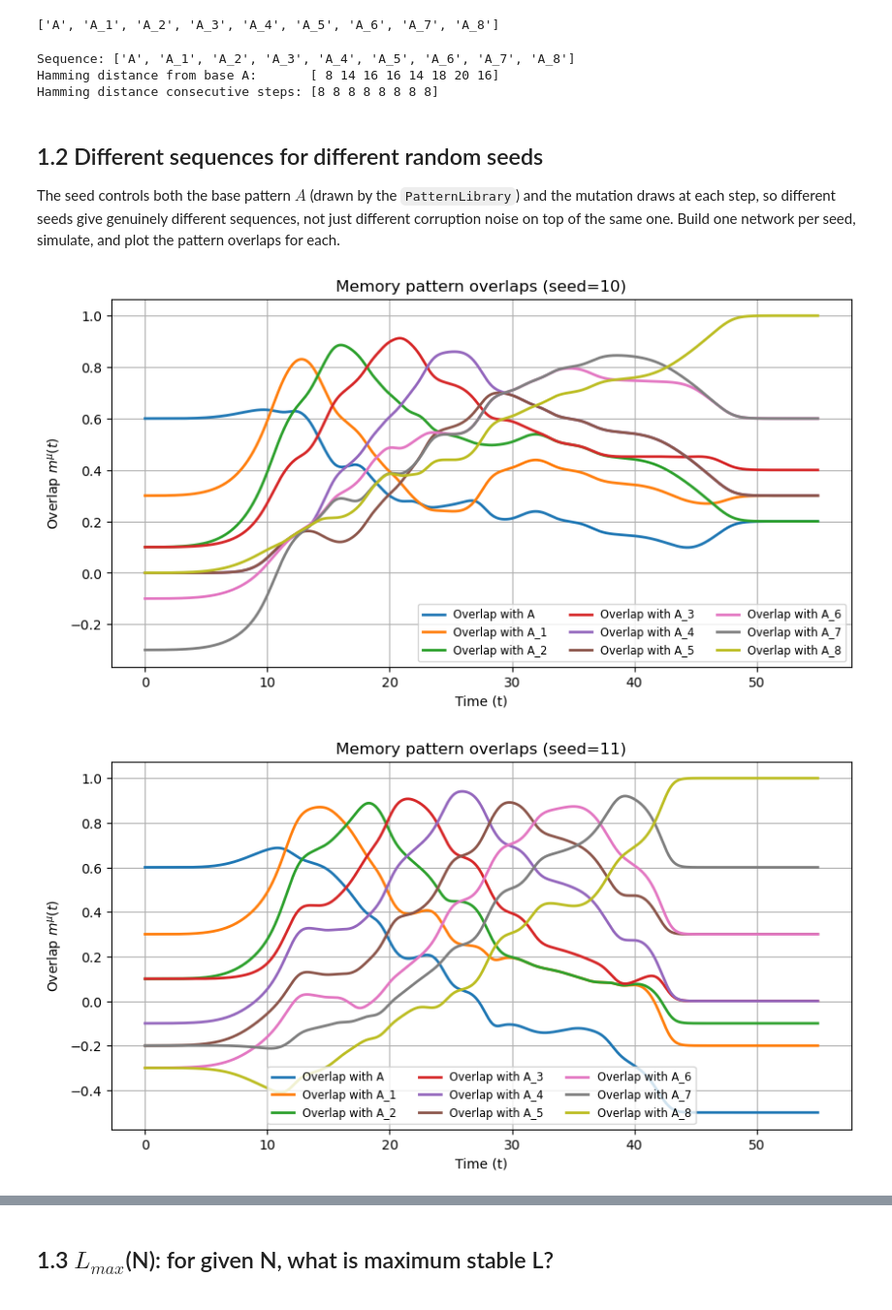
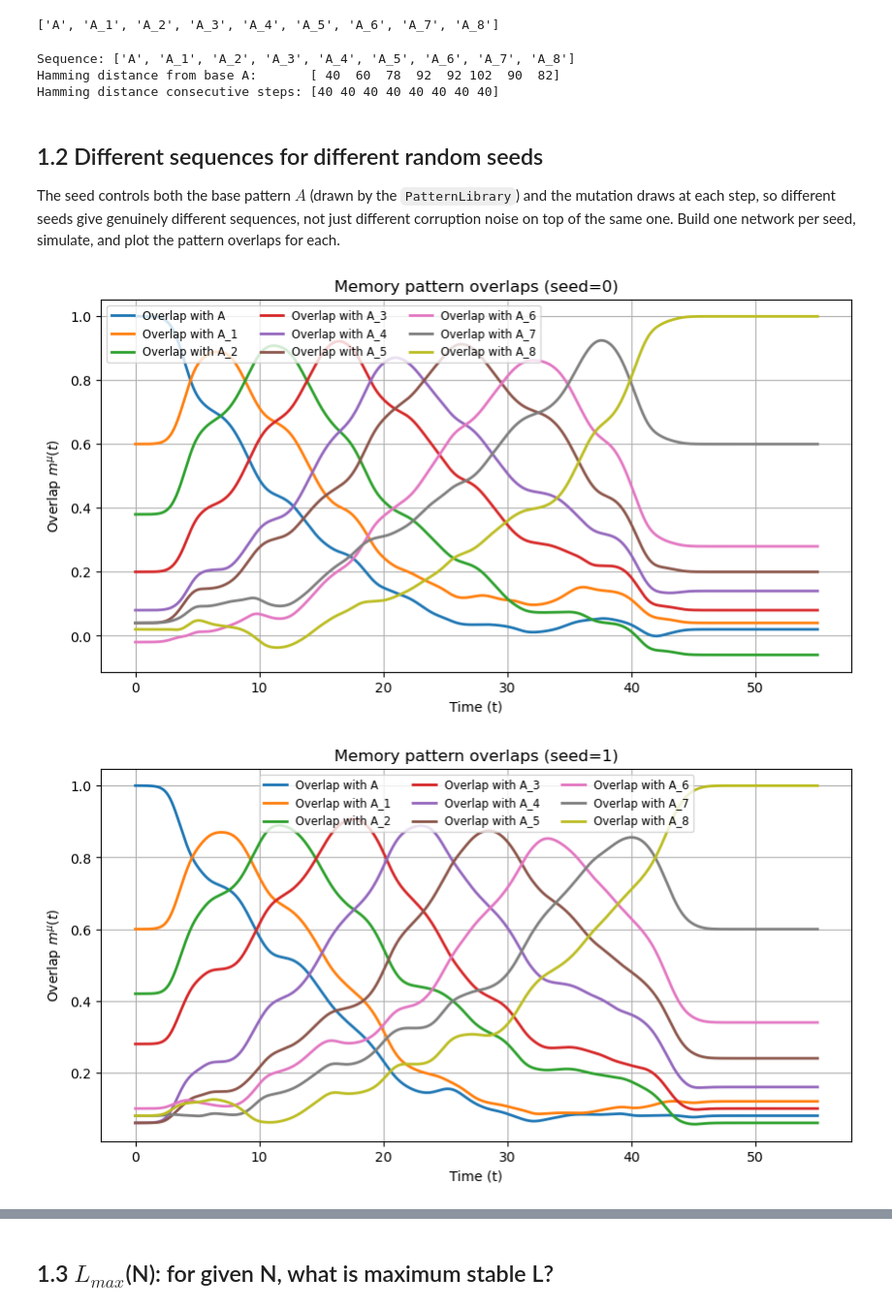
Before and after one commit to dvnrlv/Kuramoto-CD-DAM, a Jupyter notebook: kuramoto/kuramoto_sequence.ipynb, the cells around one changed output, grey strips where cells are left out. Shown at 97% size. Saved outputs shown, nothing was run; the diff lists cells and outputs as text; code cells hidden in the pictures.

```diff
--- a/kuramoto/kuramoto_sequence.ipynb
+++ b/kuramoto/kuramoto_sequence.ipynb
@@ -112,14 +109,14 @@ one-off retrieval test. So each element is correlated with its predecessor, and
 Hamming distance from $A$ grows (roughly) with $k$ -- this is the "smooth-evolution"
 sequence described above, as opposed to a chain of unrelated codes.
 # %%
-N = 40
-seq_len = 8      # sequence length (excluding the base pattern because we descend into sequence)
+N = 200
+seq_len = 8   # sequence length (excluding the base pattern because we descend into sequence)
 seed = 10        # single-trial demo seed
 
 net = krm.KuramotoNetwork(N=N, seed=seed, **CONFIG)
 
 net.generate_patterns(["A"])
-sequence_names = net.library.generate_sequence(
+sequence_names = net.plibrary.generate_sequence(
     base_name="A",
     seq_len=seq_len,
     corruption_rate=CONFIG["corruption_rate"],
@@ -129,8 +126,8 @@ sequence_names
 # %% [output]
 ['A', 'A_1', 'A_2', 'A_3', 'A_4', 'A_5', 'A_6', 'A_7', 'A_8']
 # %%
-seq_idx = net.library.sequence
-xi_seq = net.library.xi[seq_idx]
+seq_idx = net.plibrary.sequence
+xi_seq = net.plibrary.xi[seq_idx]
 
 hamming_from_base = ((xi_seq[1:] != xi_seq[0]).sum(axis=1))
 hamming_consecutive = ((xi_seq[1:] != xi_seq[:-1]).sum(axis=1))
@@ -140,8 +137,8 @@ print("Hamming distance from base A:      ", hamming_from_base)
 print("Hamming distance consecutive steps:", hamming_consecutive)
 # %% [output]
 Sequence: ['A', 'A_1', 'A_2', 'A_3', 'A_4', 'A_5', 'A_6', 'A_7', 'A_8']
-Hamming distance from base A:       [ 8 14 16 16 14 18 20 16]
-Hamming distance consecutive steps: [8 8 8 8 8 8 8 8]
+Hamming distance from base A:       [ 40  60  78  92  92 102  90  82]
+Hamming distance consecutive steps: [40 40 40 40 40 40 40 40]
 # %% [markdown]
 ## 1.2 Different sequences for different random seeds
 
@@ -150,19 +147,18 @@ mutation draws at each step, so different seeds give genuinely different sequenc
 just different corruption noise on top of the same one. Build one network per seed,
 simulate, and plot the pattern overlaps for each.
 # %%
-SEEDS = [10, 11, 12, 13, 14]
-
+SEEDS = list(range(10))
 for seed in SEEDS:
     seed_net = krm.KuramotoNetwork(N=N, seed=seed, **CONFIG)
     seed_net.generate_patterns(["A"])
-    seed_net.library.generate_sequence(
+    seed_net.plibrary.generate_sequence(
         base_name="A",
         seq_len=seq_len,
         corruption_rate=CONFIG["corruption_rate"],
         seed=seed,
     )
     result = seed_net.simulate(cue_pattern="A")
     seed_net.plot(result, title=f"Memory pattern overlaps (seed={seed})")
 # %% [output]
-[figure, old version]
+[figure, new version]
-[figure, old version]
+[figure, new version]
```
Also changed, not shown: parts of 5 cells of this notebook, 2 other files.
